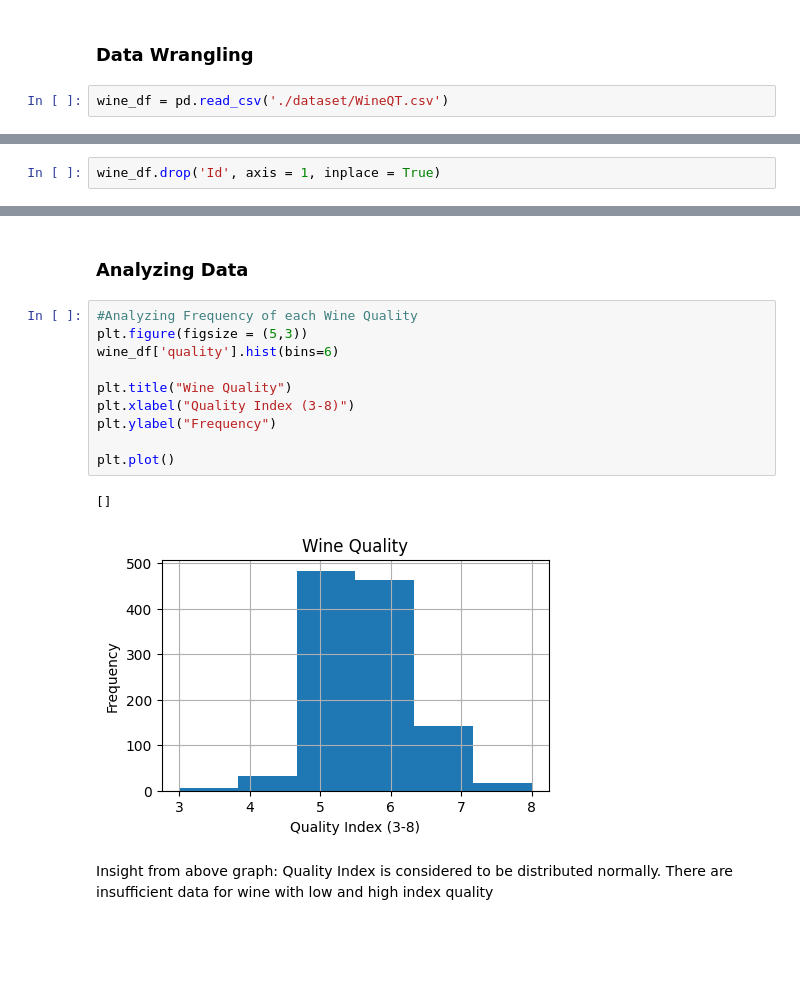
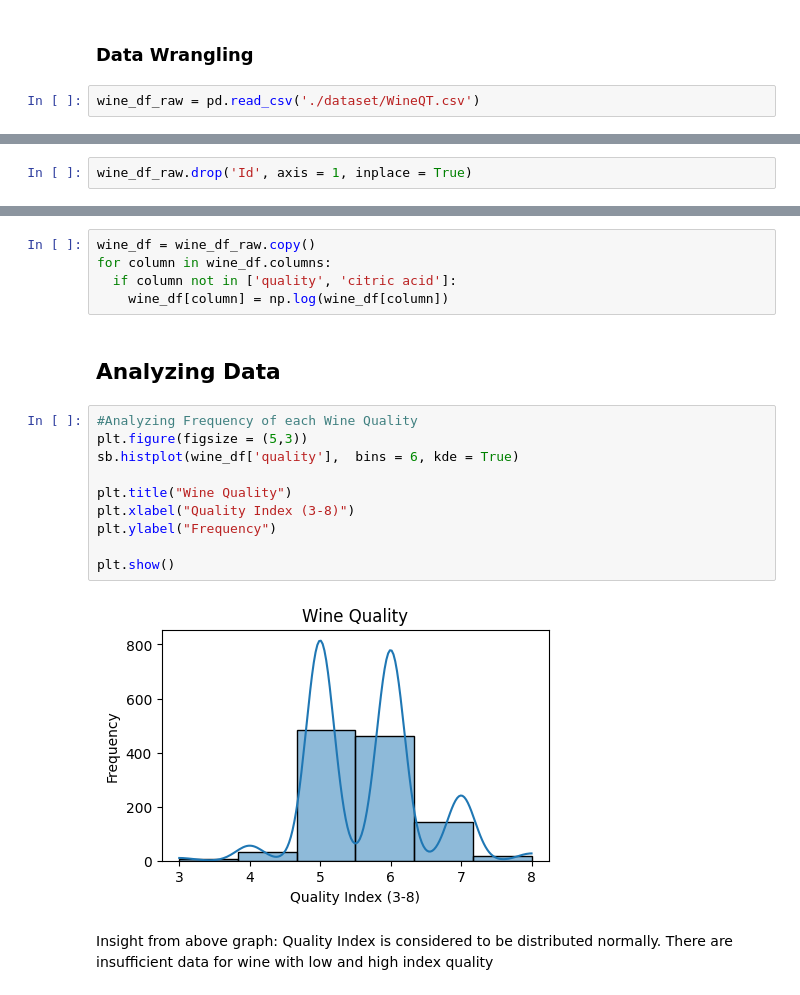
Before and after one commit to Andiko-K/Wine-Quality-Analysis, a Jupyter notebook: Wine_Quality_Index.ipynb, the cells around one changed output, grey strips where cells are left out. Saved outputs shown, nothing was run; the diff lists cells and outputs as text; blank space fills up the shorter version.

```diff
--- a/Wine_Quality_Index.ipynb
+++ b/Wine_Quality_Index.ipynb
@@ -67,5 +69,5 @@ os.rename('WineQT.csv', './dataset/WineQT.csv')
 # %% [markdown]
 ### Data Wrangling
 # %%
-wine_df = pd.read_csv('./dataset/WineQT.csv')
+wine_df_raw = pd.read_csv('./dataset/WineQT.csv')
 # %%
@@ -78,5 +80,5 @@ wine_df.head()
 | 3 | 11.2 | 0.28 | 0.56 | 1.9 | 0.075 | 17.0 | ... |
 | 4 | 7.4 | 0.70 | 0.00 | 1.9 | 0.076 | 11.0 | ... |
 # %%
-wine_df.drop('Id', axis = 1, inplace = True)
+wine_df_raw.drop('Id', axis = 1, inplace = True)
 # %%
@@ -104,18 +129,22 @@ memory usage: 107.3 KB
+# %%
+wine_df = wine_df_raw.copy()
+for column in wine_df.columns:
+  if column not in ['quality', 'citric acid']:
+    wine_df[column] = np.log(wine_df[column])
 # %% [markdown]
-### Analyzing Data
+## Analyzing Data
 # %%
 #Analyzing Frequency of each Wine Quality
 plt.figure(figsize = (5,3))
-wine_df['quality'].hist(bins=6)
+sb.histplot(wine_df['quality'],  bins = 6, kde = True)
 
 plt.title("Wine Quality")
 plt.xlabel("Quality Index (3-8)")
 plt.ylabel("Frequency")
 
-plt.plot()
+plt.show()
 # %% [output]
-[]
-[figure, old version]
+[figure, new version]
 # %% [markdown]
 Insight from above graph: Quality Index is considered to be distributed normally. There are insufficient data for wine with low and high index quality
 # %%
```
Also changed, not shown: parts of 21 cells of this notebook.
